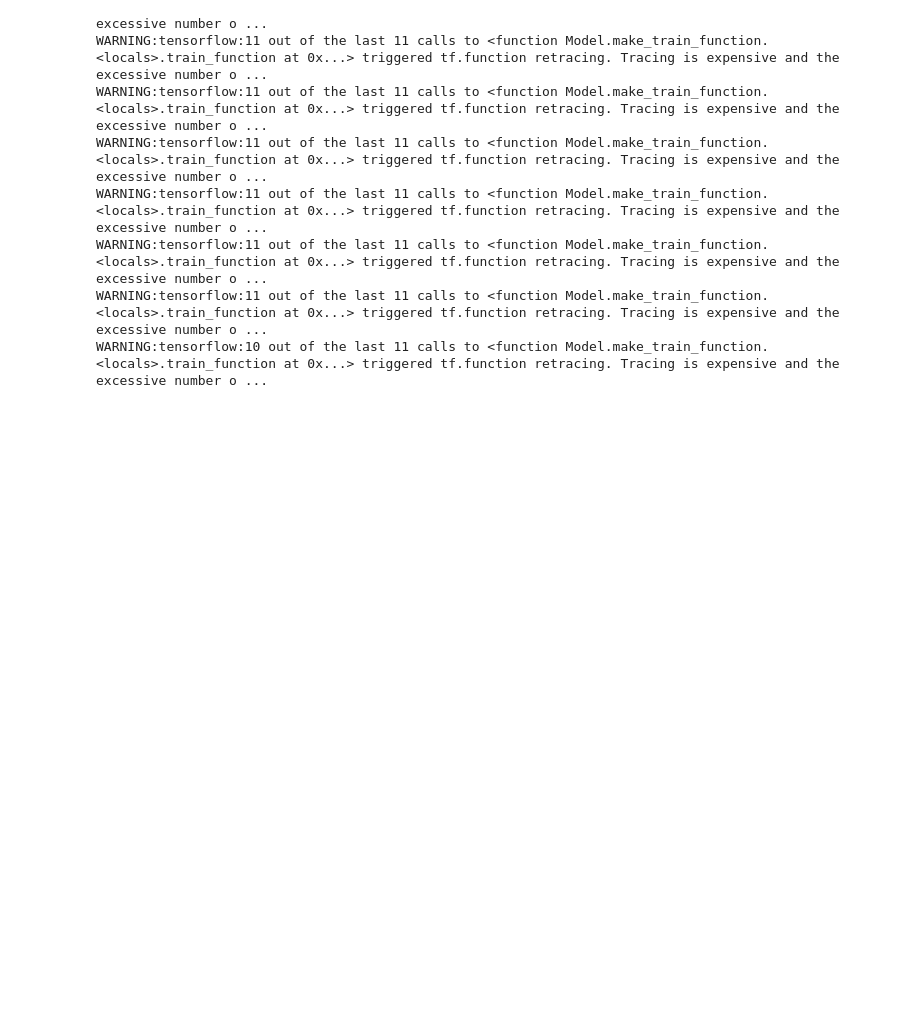
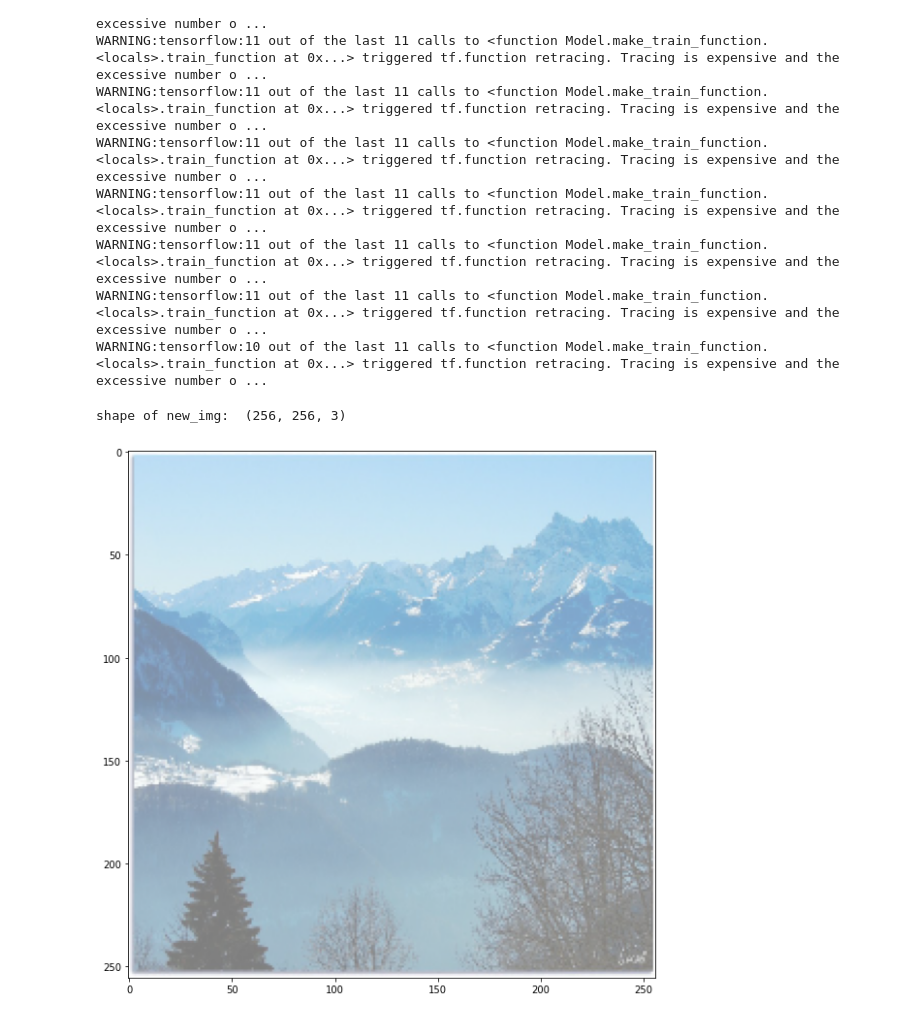
Before and after one commit to FredAnderssen/bobross, a Jupyter notebook: cyclegan.ipynb, the cells around one changed output. Drawn from its saved outputs; the diff is of its cells as text; code cells hidden in the pictures; blank space fills up the shorter version.

Commit message:
predict landscape picture on model that trained 1 epoch with 1 batch with 2 images only

```diff
--- a/cyclegan.ipynb
+++ b/cyclegan.ipynb
@@ -499,0 +499,15 @@ Gx2y.predict()
+# %%
+# Real image
+img = cv.imread("./data/landscape_pictures/X/00000000_(3).jpg")
+new_img = cv.resize(img, (256, 256))
+new_img = new_img.astype(np.float32)
+new_img /= 255.
+new_img = (new_img + 1) / 2.0
+print("shape of new_img: ", new_img.shape)
+new_img_bgr = cv.cvtColor(new_img, cv.COLOR_RGB2BGR)
+figure = plt.figure(figsize=(10,10))
+plt.imshow(new_img_bgr)
+plt.show()
+# %% [output]
+shape of new_img:  (256, 256, 3)
+[figure, added]
```
Also changed, not shown: parts of 2 cells of this notebook.
